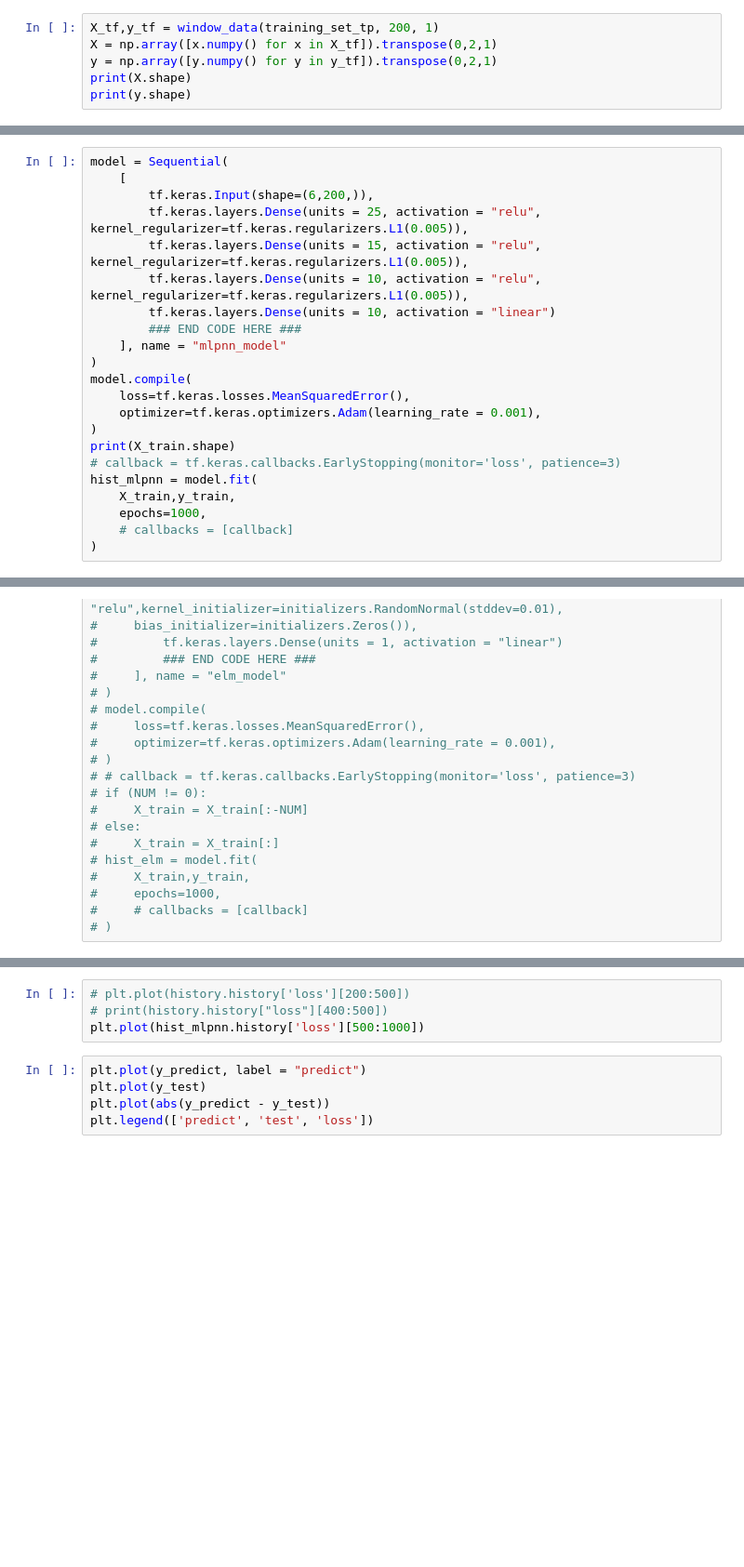
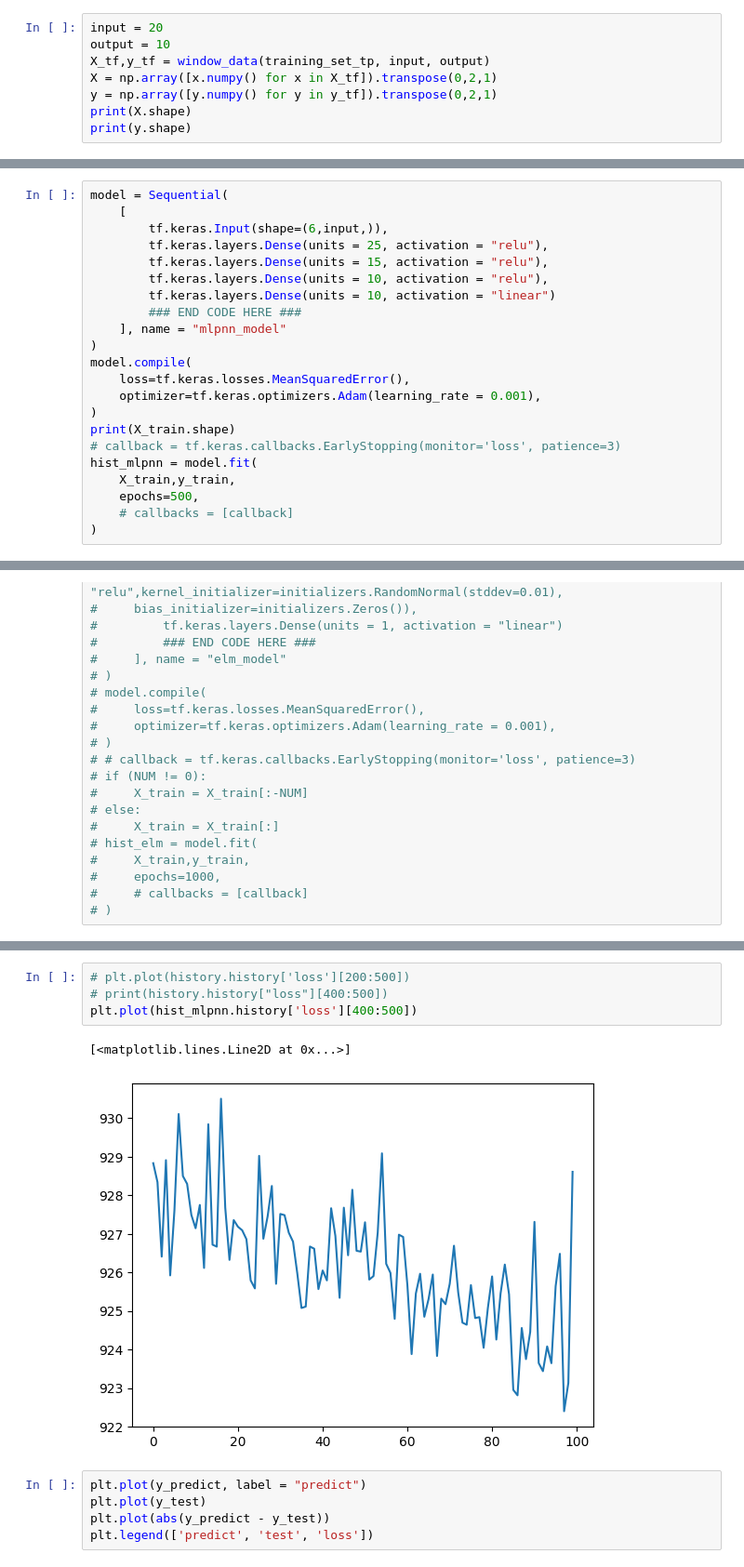
Before and after one commit to 10udCryp7/-Lab-Research-IOT-Weather-Tracking-for-Agriculture, a Jupyter notebook: Train Data/Model.ipynb, the cells around one changed output, grey strips where cells are left out. Shown at 93% size. Cells and saved outputs as stored; diff of their text form; blank space fills up the shorter version.

```diff
--- a/Train Data/Model.ipynb
+++ b/Train Data/Model.ipynb
@@ -62,7 +84,9 @@ def window_data(data, input_size, output_size):
     y = dataset.map(lambda window: (window[-output_size:]))
     return X,y
 # %%
-X_tf,y_tf = window_data(training_set_tp, 200, 1)
+input = 20
+output = 10
+X_tf,y_tf = window_data(training_set_tp, input, output)
 X = np.array([x.numpy() for x in X_tf]).transpose(0,2,1)
 y = np.array([y.numpy() for y in y_tf]).transpose(0,2,1)
 print(X.shape)
@@ -74,10 +101,10 @@ X_train, X_test, y_train, y_test = train_test_split(
 # %%
 model = Sequential(
     [
-        tf.keras.Input(shape=(6,200,)),
-        tf.keras.layers.Dense(units = 25, activation = "relu", kernel_regularizer=tf.keras.regularizers.L1(0.005)),
-        tf.keras.layers.Dense(units = 15, activation = "relu", kernel_regularizer=tf.keras.regularizers.L1(0.005)),
-        tf.keras.layers.Dense(units = 10, activation = "relu", kernel_regularizer=tf.keras.regularizers.L1(0.005)),
+        tf.keras.Input(shape=(6,input,)),
+        tf.keras.layers.Dense(units = 25, activation = "relu"),
+        tf.keras.layers.Dense(units = 15, activation = "relu"),
+        tf.keras.layers.Dense(units = 10, activation = "relu"),
         tf.keras.layers.Dense(units = 10, activation = "linear")
         ### END CODE HERE ###
     ], name = "mlpnn_model"
@@ -90,6 +117,6 @@ print(X_train.shape)
 # callback = tf.keras.callbacks.EarlyStopping(monitor='loss', patience=3)
 hist_mlpnn = model.fit(
     X_train,y_train,
-    epochs=1000,
+    epochs=500,
     # callbacks = [callback]
 )
@@ -180,7 +313,10 @@ plt.plot(y_predict[:,0], m*y_predict[:,0]+b, color = "red")
 # %%
 # plt.plot(history.history['loss'][200:500])
 # print(history.history["loss"][400:500])
-plt.plot(hist_mlpnn.history['loss'][500:1000])
+plt.plot(hist_mlpnn.history['loss'][400:500])
+# %% [output]
+[<matplotlib.lines.Line2D at 0x...>]
+[figure, added]
 # %%
 plt.plot(y_predict, label = "predict")
 plt.plot(y_test)
```
Also changed, not shown: parts of 5 cells of this notebook, 3 other files.
